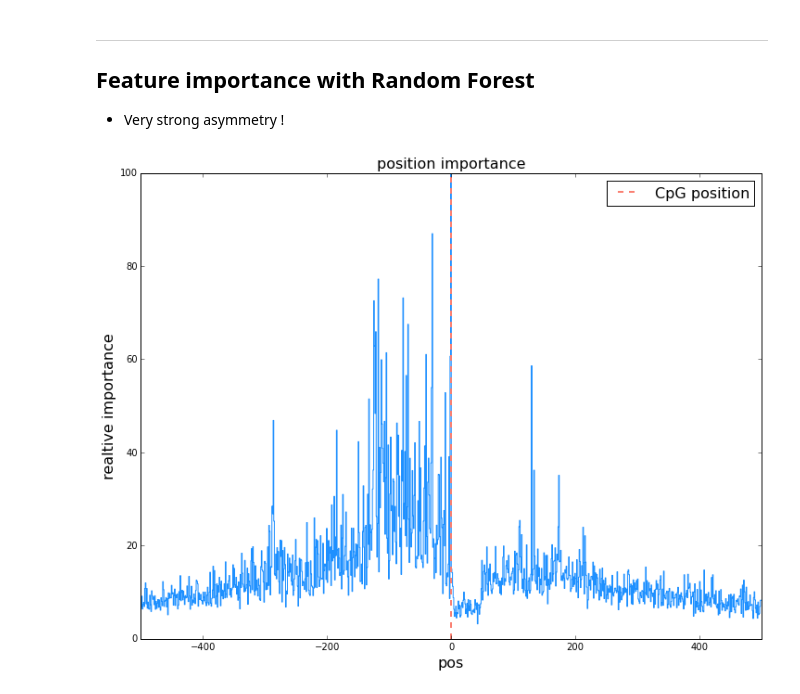
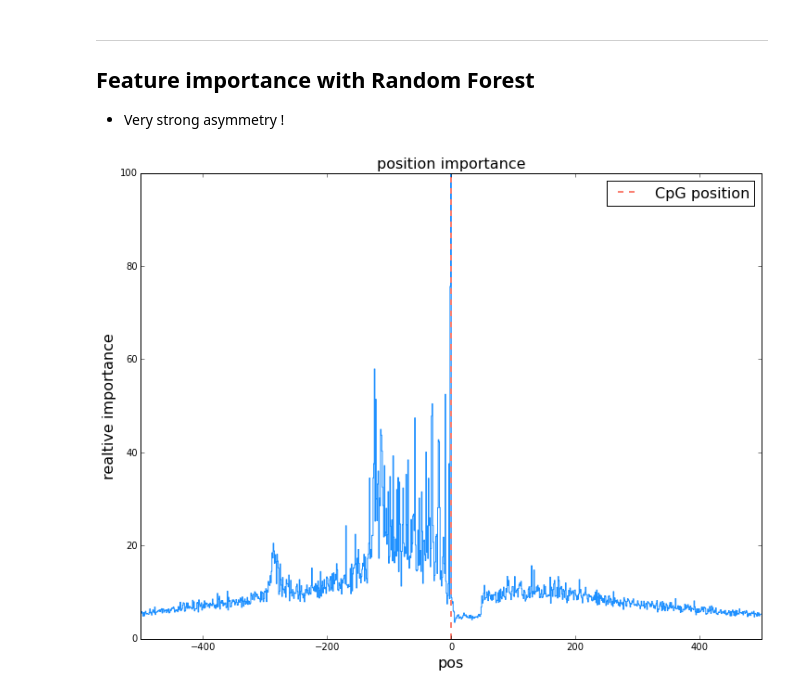
Before and after one commit to riblidezso/methylation_code, a Jupyter notebook: modelling/naive_sklearn_alt_data.ipynb, the cells around one changed output. Drawn from its saved outputs; the diff is of its cells as text; code cells hidden in the pictures.

```diff
--- a/modelling/naive_sklearn_alt_data.ipynb
+++ b/modelling/naive_sklearn_alt_data.ipynb
@@ -199,22 +211,22 @@ test_sklearn_model(rbf_svm,train_x[:N_train],train_y[:N_train],
 
 - Very strong asymmetry !
 # %%
-N_train=50000
-rf = ensemble.RandomForestClassifier(n_estimators=100,min_samples_split=100)
+N_train=119000
+rf = ensemble.RandomForestClassifier(n_estimators=5000,min_samples_split=100,n_jobs=12)
 model=rf.fit(train_x[:N_train],train_y[:N_train])
 feature_importance = model.feature_importances_
 
 # make importances relative to max importance
 feature_importance = 100.0 * (feature_importance / feature_importance.max())
 
 fig,ax=plt.subplots()
 fig.set_size_inches(12,9)
 ax.step(np.arange(len(feature_importance))-500, feature_importance,lw=1,c='dodgerblue')
 ax.axvline(0,lw=2,linestyle='dashed',c='salmon',label='CpG position')
 ax.set_ylabel('realtive importance',fontsize=16)
 ax.set_xlabel('pos',fontsize=16)
 ax.set_xlim(-500,500)
 ax.legend(fontsize=16)
 dump=ax.set_title('position importance',fontsize=16)
 # %% [output]
-[figure, old version]
+[figure, new version]
```
Also changed, not shown: parts of 5 cells of this notebook.
